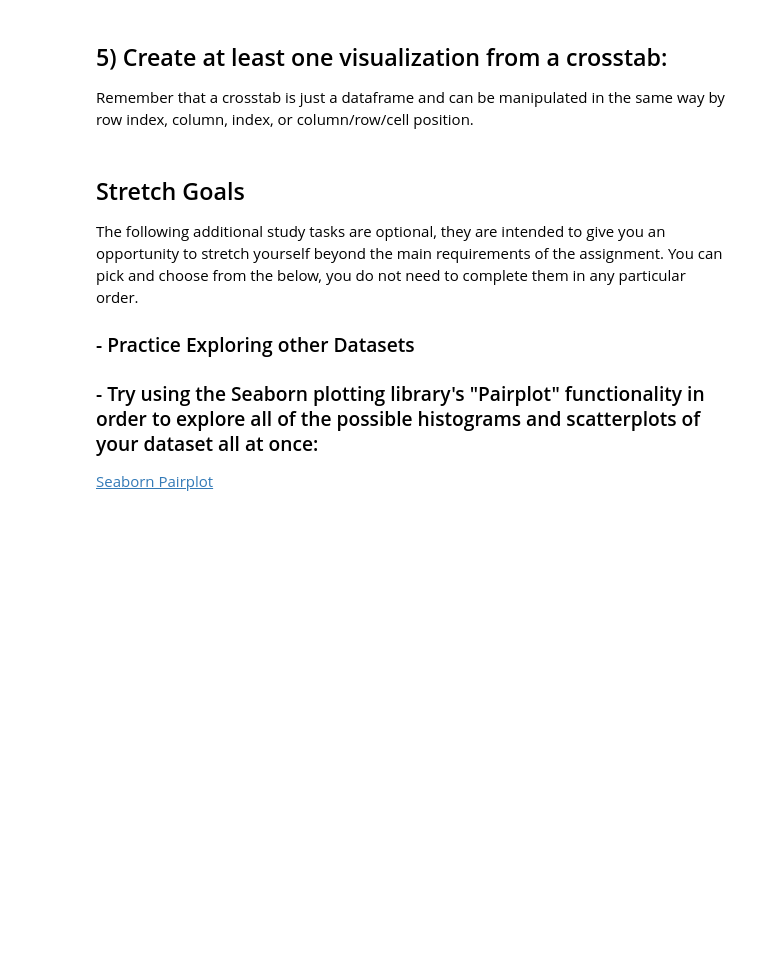
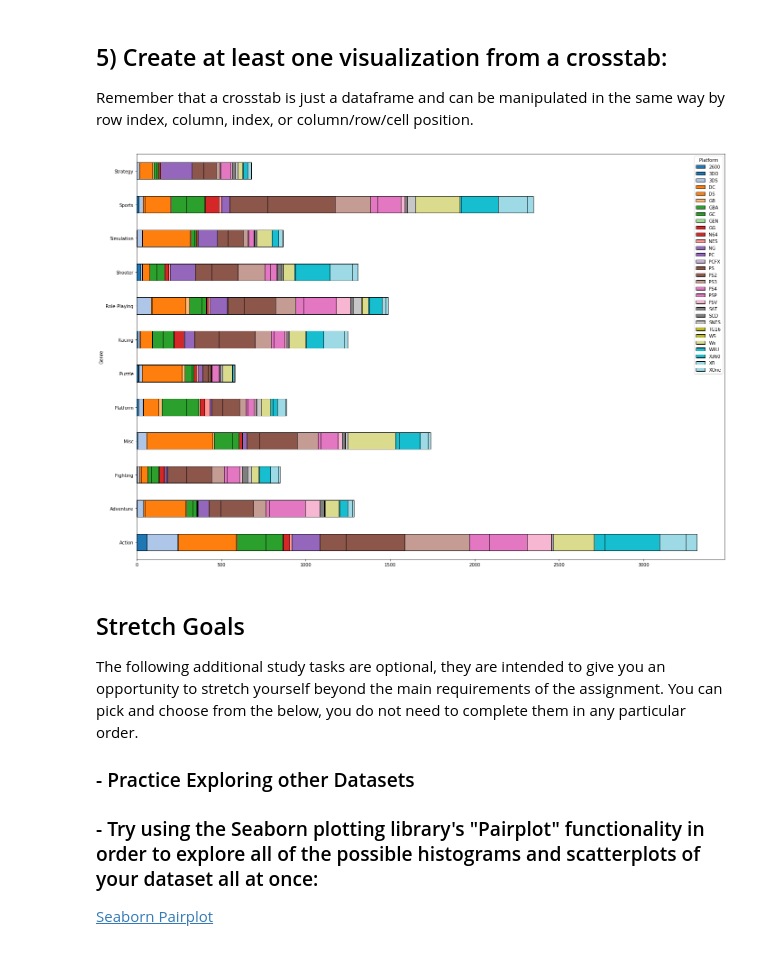
Before and after one commit to ChristianJJohnson/DS-Unit-1-Sprint-1-Data-Wrangling-and-Storytelling, a Jupyter notebook: module1-exploratory-data-analysis/LS_DS_111_Exploratory_Data_Analysis_Assignment.ipynb, the cells around one changed output. Saved outputs shown, nothing was run; the diff lists cells and outputs as text; code cells hidden in the pictures; blank space fills up the shorter version.

```diff
--- a/module1-exploratory-data-analysis/LS_DS_111_Exploratory_Data_Analysis_Assignment.ipynb
+++ b/module1-exploratory-data-analysis/LS_DS_111_Exploratory_Data_Analysis_Assignment.ipynb
@@ -242,3 +277,12 @@ Remember that a crosstab is just a dataframe and can be manipulated in the same
+# %%
+myresults = pd.crosstab(df2['Genre'], df2['Platform'])
+# %%
+ax = myresults.plot.barh(stacked=True, edgecolor='black', figsize=(23.39, 16.53), colormap='tab20')
+
+horiz_offset = 1
+vert_offset = 1.
+# %% [output]
+[figure, added]
 # %% [markdown]
 ## Stretch Goals
 
```
Also changed, not shown: parts of 14 cells of this notebook.
